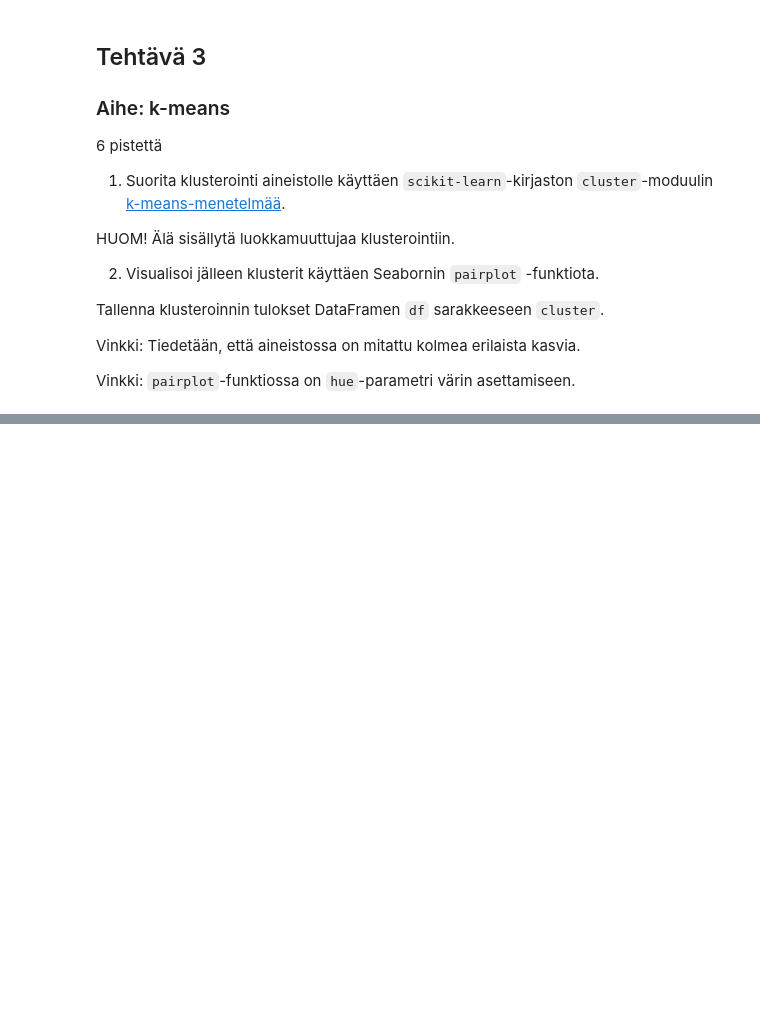
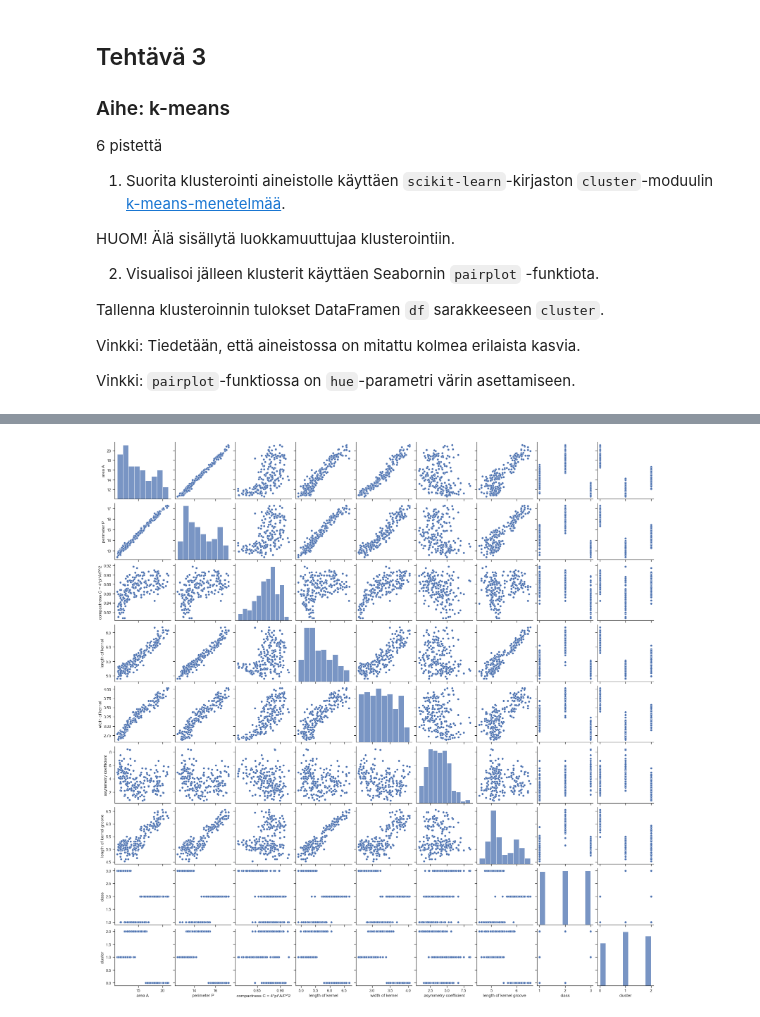
Before and after one commit to RiikkaKokko/JAMK_koneoppiminen, a Jupyter notebook: osa_2/tehtavat_osa_2.ipynb, the cells around one changed output, grey strips where cells are left out. Drawn from its saved outputs; the diff is of its cells as text; code cells hidden in the pictures; blank space fills up the shorter version.

```diff
--- a/osa_2/tehtavat_osa_2.ipynb
+++ b/osa_2/tehtavat_osa_2.ipynb
@@ -155,0 +97,11 @@ plt.show()
+# %%
+#Suorita klusterointi aineistolle käyttäen scikit-learn-kirjaston cluster-moduulin k-means-menetelmää.
+from sklearn.cluster import KMeans
+X=df.drop("class", axis=1)
+kmeans = KMeans(n_clusters=3)
+KMeans=kmeans.fit(X)
+print(KMeans.labels_)
+cluster=KMeans.cluster_centers_
+print(cluster)
+predict=KMeans.predict(X)
+print(predict)
@@ -155,0 +127,3 @@ plt.show()
+# %%
+#Tallenna klusteroinnin tulokset DataFramen df sarakkeeseen cluster
+df["cluster"]=pd.Series(predict, index=df.index)
@@ -156,3 +139,8 @@ plt.show()
+# %%
+#Visualisoi jälleen klusterit käyttäen Seabornin pairplot -funktiota.
+ax=sns.pairplot(df)
+# %% [output]
+[figure, added]
 # %%
 # Tehtävän vastaukset. Huom! Älä muokkaa tätä solua, vaan aja se, kun olet suorittanut tehtävän.
 # Tallenna klusteroinnnin tarkkuus acc-muuttujaan.
```
Also changed, not shown: parts of 7 cells of this notebook.
